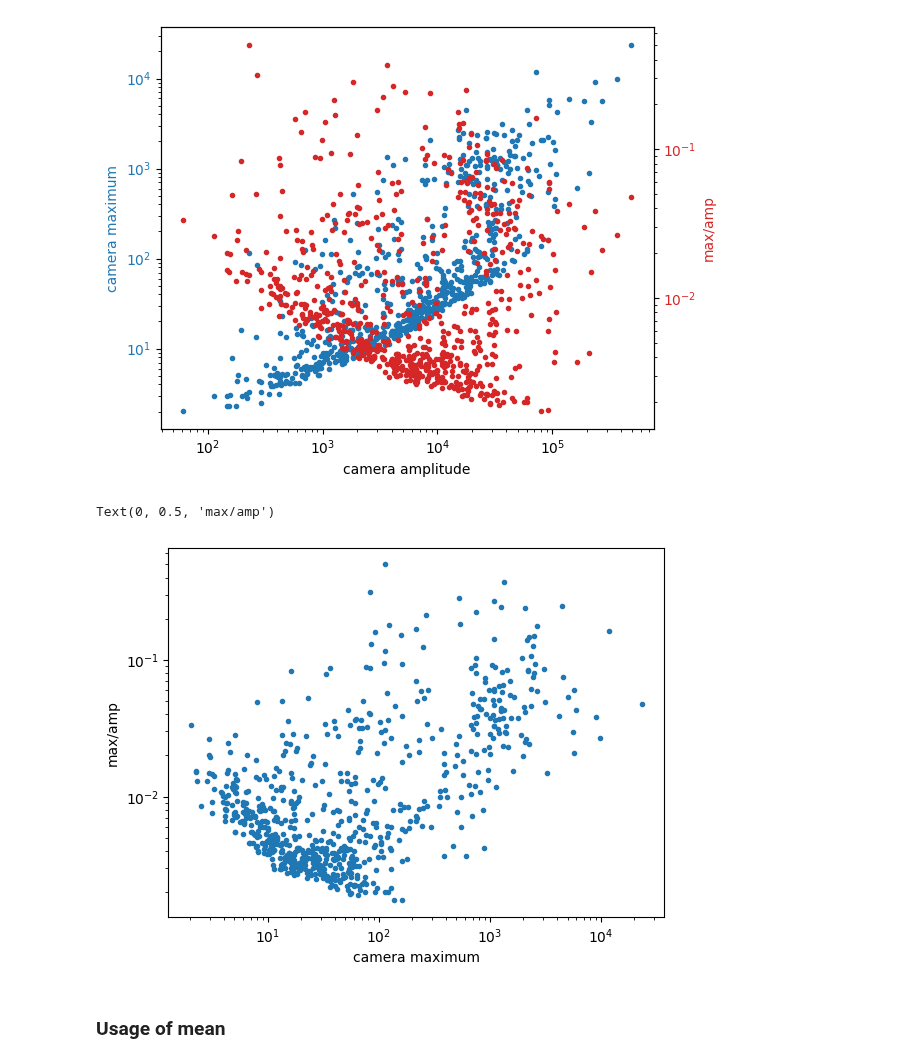
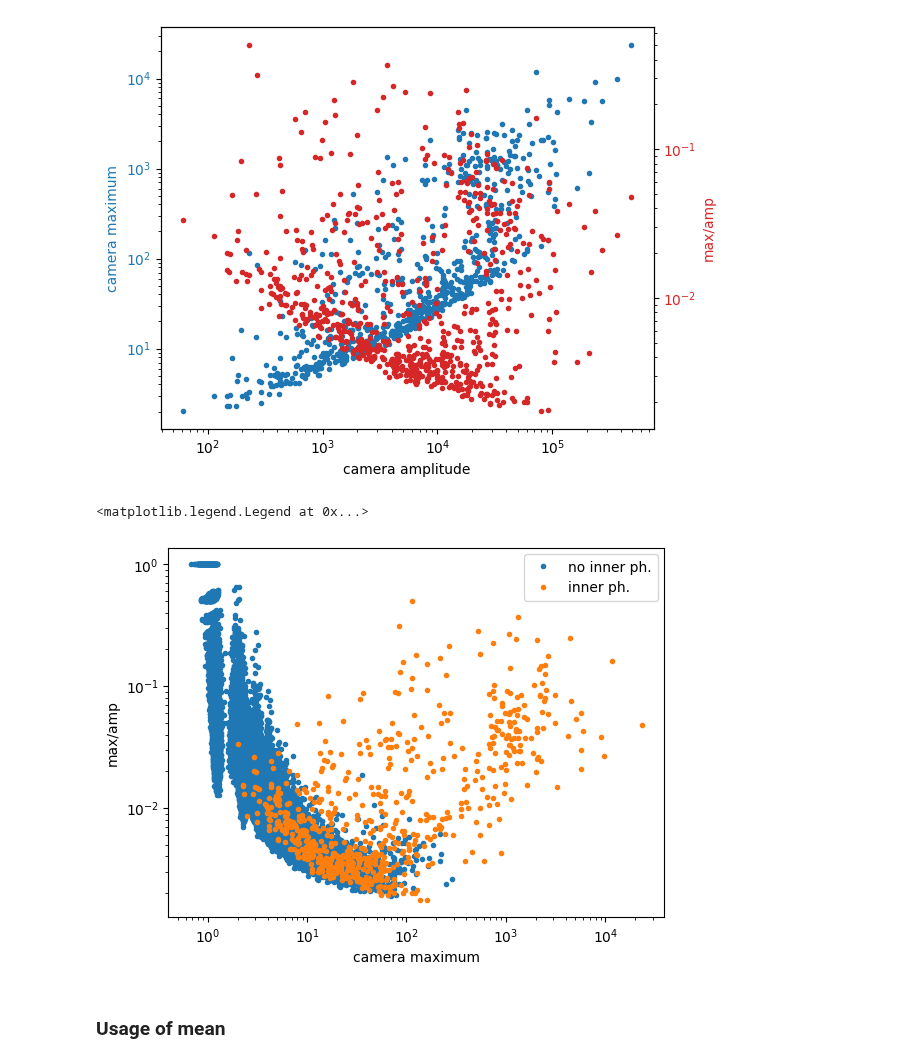
Before and after one commit to chiappo98/blinded_cameras, a Jupyter notebook: blind_preprocessing.ipynb, the cells around one changed output. Saved outputs shown, nothing was run; the diff lists cells and outputs as text; code cells hidden in the pictures.

Commit message:
new data visualization methods, with mean, max and total amplitude of each camera

```diff
--- a/blind_preprocessing.ipynb
+++ b/blind_preprocessing.ipynb
@@ -103,11 +105,19 @@ for evn in overthr_inner_evn:
 print('labelled blind :', np.where(label==1)[0].size)
 
 inner_ph_data = np.sum(data[np.where(label==1)], axis=1)
-plt.figure().set_figwidth(15)
-plt.hist(inner_ph_data,100)
-plt.yscale('log')
-step = np.max(inner_ph_data)/10
-plt.xticks(np.arange(0, np.max(inner_ph_data), step=step));  # Set label locations.
+inner_ph_max = np.max(data[np.where(label==1)], axis=1)
+inner_ph_mean = np.mean(data[np.where(label==1)], axis=1)
+#inner_ph_mode = np.mode(data[np.where(label==1)], axis=1)
+
+ratio = inner_ph_max/inner_ph_data
+ratio_mean = inner_ph_mean/inner_ph_max
+
+all_data = np.sum(data[np.where(label==0)].reshape(-1, cam_side_length**2), axis=1)
+all_data_max = np.max(data[np.where(label==0)].reshape(-1, cam_side_length**2), axis=1)
+all_data_mean = np.mean(data[np.where(label==0)].reshape(-1, cam_side_length**2), axis=1)
+
+all_ratio = all_data_max/all_data
+all_ratio_mean = all_data_mean/all_data_max
 # %% [output]
 data shape (n_data, n_cam, cam_shape) : (1000, 54, 961)
 
@@ -178,14 +194,17 @@ plt.show()
 # %% [output]
 [figure]
 # %%
-plt.plot(inner_ph_max, ratio, '.')
+plt.plot(all_data_max, all_ratio, '.', label='no inner ph.')
+plt.plot(inner_ph_max, ratio, '.', label='inner ph.')
+
 plt.yscale('log')
 plt.xscale('log')
 plt.xlabel('camera maximum')
 plt.ylabel('max/amp')
+plt.legend()
 # %% [output]
-Text(0, 0.5, 'max/amp')
+<matplotlib.legend.Legend at 0x...>
-[figure, old version]
+[figure, new version]
 # %% [markdown]
 ### Usage of mean
 # %%
```
Also changed, not shown: parts of 13 cells of this notebook, 1 other file.
